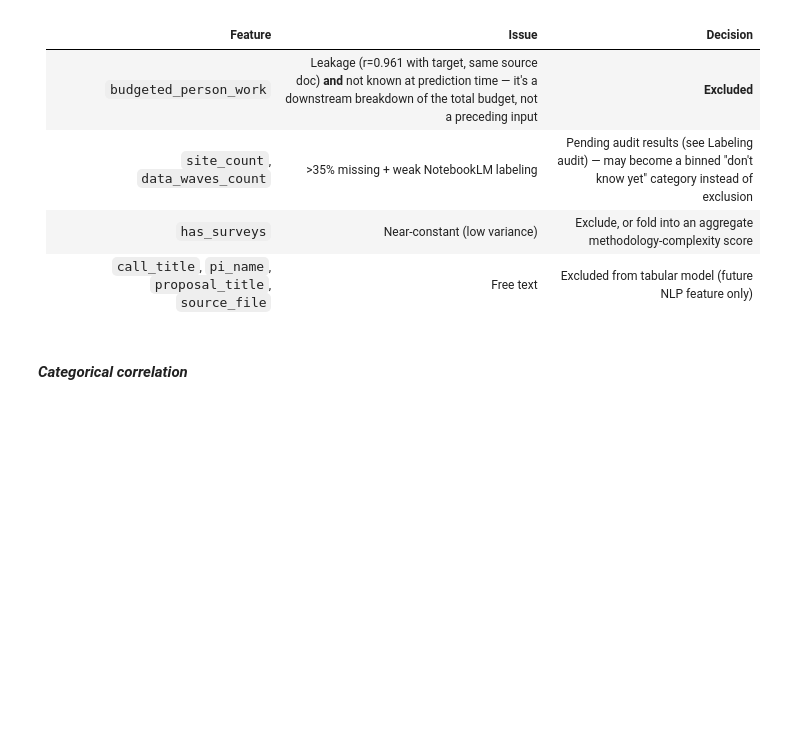
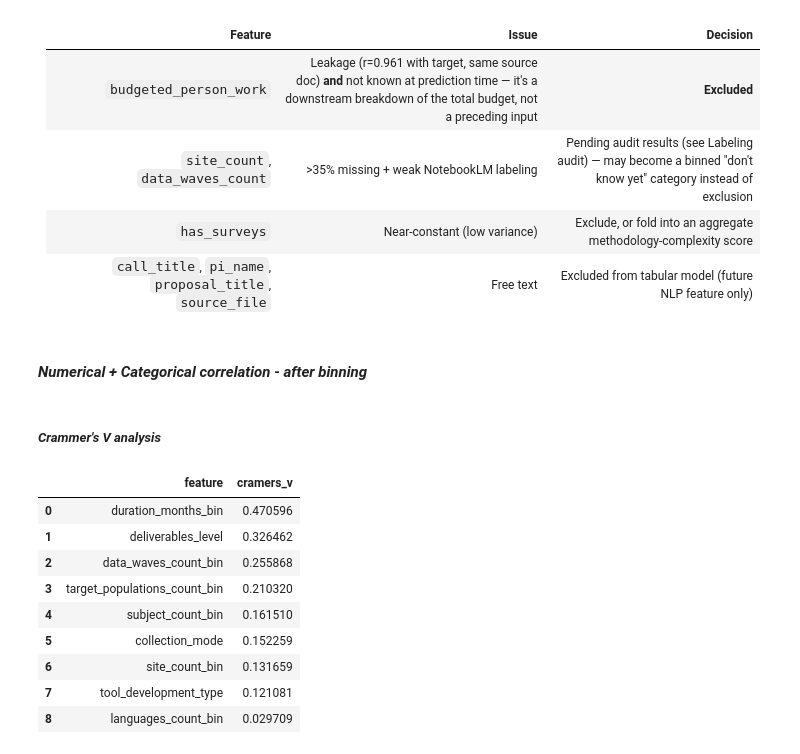
Before and after one commit to idowein/MOECSO, a Jupyter notebook: budget_estimation/Budget_estimation.ipynb, the cells around one changed output. Drawn from its saved outputs; the diff is of its cells as text; code cells hidden in the pictures; blank space fills up the shorter version.

Commit message:
Crammer's V analysis - after binning

```diff
--- a/budget_estimation/Budget_estimation.ipynb
+++ b/budget_estimation/Budget_estimation.ipynb
@@ -1578,4 +1579,81 @@ display(top10_target)
 | `has_surveys` | Near-constant (low variance) | Exclude, or fold into an aggregate methodology-complexity score |
 | `call_title`, `pi_name`, `proposal_title`, `source_file` | Free text | Excluded from tabular model (future NLP feature only) |
 # %% [markdown]
-#### *Categorical correlation*
+#### *Numerical + Categorical correlation - after binning*
+# %% [markdown]
+##### *Crammer's V analysis*
+# %%
+# ---------------------------------------------------------------
+# Cramér's V with bias correction (Bergsma, 2013) — the standard
+# fix for the fact that raw Cramér's V is upward-biased on small N.
+# Returns a value in [0, 1]; 0 = no association, 1 = perfect association.
+# ---------------------------------------------------------------
+def cramers_v(x: pd.Series, y: pd.Series) -> float:
+    contingency = pd.crosstab(x, y)
+    if contingency.size == 0 or contingency.shape[0] < 2 or contingency.shape[1] < 2:
+        return np.nan
+
+    chi2 = chi2_contingency(contingency, correction=False)[0]
+    n = contingency.sum().sum()
+    if n == 0:
+        return np.nan
+
+    phi2 = chi2 / n
+    r, k = contingency.shape
+
+    phi2_corr = max(0, phi2 - ((k - 1) * (r - 1)) / (n - 1))
+    r_corr = r - ((r - 1) ** 2) / (n - 1)
+    k_corr = k - ((k - 1) ** 2) / (n - 1)
+
+    denom = min(k_corr - 1, r_corr - 1)
+    if denom <= 0:
+        return np.nan
+
+    return np.sqrt(phi2_corr / denom)
+
+
+# ---------------------------------------------------------------
+# Which columns to check: the original categorical features +
+# every binned feature produced in the binning step (excluding
+# target_budget_bin itself, which is the target we compare against)
+# ---------------------------------------------------------------
+original_categorical_features = [
+    "collection_mode",
+    "tool_development_type",
+    "deliverables_level",
+]
+
+binned_feature_columns = [
+    col for col in df_binned.columns
+    if col.endswith("_bin") and col != "target_budget_bin"
+]
+
+categorical_features = original_categorical_features + binned_feature_columns
+
+# ---------------------------------------------------------------
+# Compute Cramér's V of each feature against target_budget_bin
+# ---------------------------------------------------------------
+cramers_v_results = []
+for feature in categorical_features:
+    v = cramers_v(df_binned[feature], df_binned["target_budget_bin"])
+    cramers_v_results.append({"feature": feature, "cramers_v": v})
+
+cramers_v_table = (
+    pd.DataFrame(cramers_v_results)
+    .dropna(subset=["cramers_v"])
+    .sort_values("cramers_v", ascending=False)
+    .reset_index(drop=True)
+)
+
+display(cramers_v_table)
+# %% [output]
+|  | feature | cramers_v |
+| 0 | duration_months_bin | 0.470596 |
+| 1 | deliverables_level | 0.326462 |
+| 2 | data_waves_count_bin | 0.255868 |
+| 3 | target_populations_count_bin | 0.210320 |
+| 4 | subject_count_bin | 0.161510 |
+| 5 | collection_mode | 0.152259 |
+| 6 | site_count_bin | 0.131659 |
+| 7 | tool_development_type | 0.121081 |
+| 8 | languages_count_bin | 0.029709 |
```
Also changed, not shown: parts of 5 cells of this notebook.
